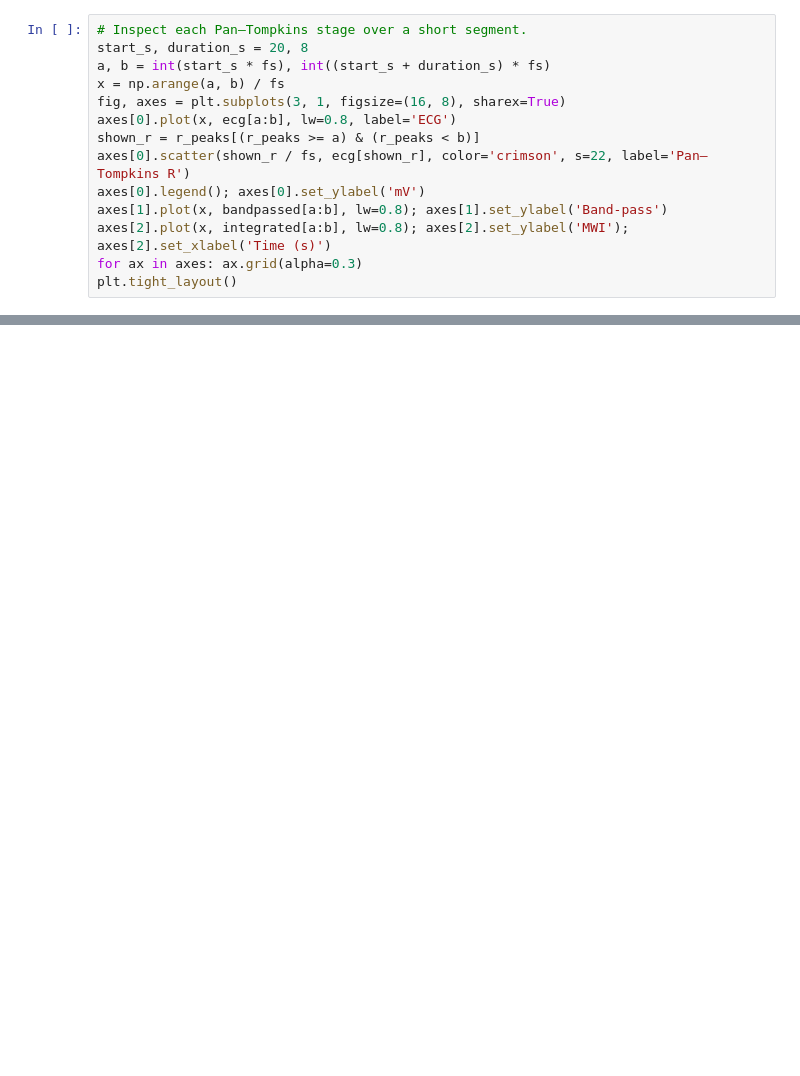
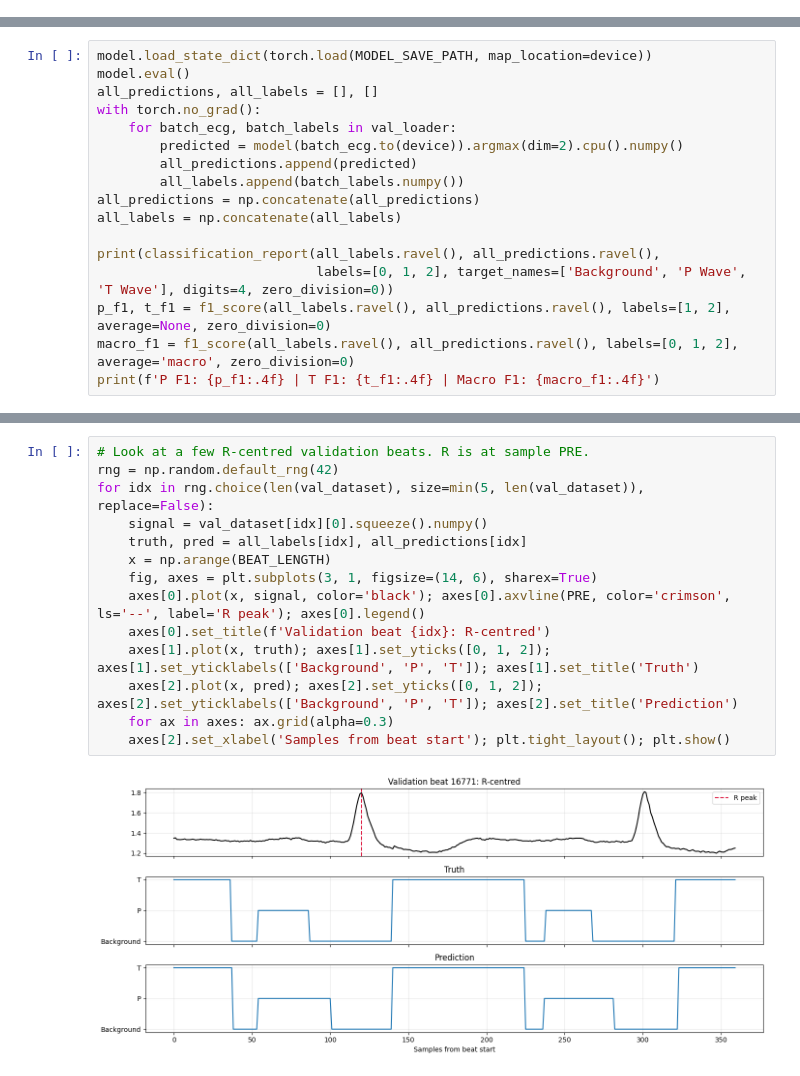
Before and after one commit to vrishank-na/PQRST_mapping, a Jupyter notebook: experimentalModel2.ipynb, the cells around one changed output, grey strips where cells are left out. Saved outputs shown, nothing was run; the diff lists cells and outputs as text; blank space fills up the shorter version.

```diff
--- a/experimentalModel2.ipynb
+++ b/experimentalModel2.ipynb
@@ -75,14 +38,0 @@ Pan–Tompkins detected 1134 R peaks (75.6 bpm).
-# %%
-# Inspect each Pan–Tompkins stage over a short segment.
-start_s, duration_s = 20, 8
-a, b = int(start_s * fs), int((start_s + duration_s) * fs)
-x = np.arange(a, b) / fs
-fig, axes = plt.subplots(3, 1, figsize=(16, 8), sharex=True)
-axes[0].plot(x, ecg[a:b], lw=0.8, label='ECG')
-shown_r = r_peaks[(r_peaks >= a) & (r_peaks < b)]
-axes[0].scatter(shown_r / fs, ecg[shown_r], color='crimson', s=22, label='Pan–Tompkins R')
-axes[0].legend(); axes[0].set_ylabel('mV')
-axes[1].plot(x, bandpassed[a:b], lw=0.8); axes[1].set_ylabel('Band-pass')
-axes[2].plot(x, integrated[a:b], lw=0.8); axes[2].set_ylabel('MWI'); axes[2].set_xlabel('Time (s)')
-for ax in axes: ax.grid(alpha=0.3)
-plt.tight_layout()
@@ -267,0 +262,17 @@ Input: R-centred ECG beat. Output: `[P onset − R, P offset − R, T onset −
+# %%
+model.load_state_dict(torch.load(MODEL_SAVE_PATH, map_location=device))
+model.eval()
+all_predictions, all_labels = [], []
+with torch.no_grad():
+    for batch_ecg, batch_labels in val_loader:
+        predicted = model(batch_ecg.to(device)).argmax(dim=2).cpu().numpy()
+        all_predictions.append(predicted)
+        all_labels.append(batch_labels.numpy())
+all_predictions = np.concatenate(all_predictions)
+all_labels = np.concatenate(all_labels)
+
+print(classification_report(all_labels.ravel(), all_predictions.ravel(),
+                            labels=[0, 1, 2], target_names=['Background', 'P Wave', 'T Wave'], digits=4, zero_division=0))
+p_f1, t_f1 = f1_score(all_labels.ravel(), all_predictions.ravel(), labels=[1, 2], average=None, zero_division=0)
+macro_f1 = f1_score(all_labels.ravel(), all_predictions.ravel(), labels=[0, 1, 2], average='macro', zero_division=0)
+print(f'P F1: {p_f1:.4f} | T F1: {t_f1:.4f} | Macro F1: {macro_f1:.4f}')
@@ -267,0 +353,16 @@ Input: R-centred ECG beat. Output: `[P onset − R, P offset − R, T onset −
+# %%
+# Look at a few R-centred validation beats. R is at sample PRE.
+rng = np.random.default_rng(42)
+for idx in rng.choice(len(val_dataset), size=min(5, len(val_dataset)), replace=False):
+    signal = val_dataset[idx][0].squeeze().numpy()
+    truth, pred = all_labels[idx], all_predictions[idx]
+    x = np.arange(BEAT_LENGTH)
+    fig, axes = plt.subplots(3, 1, figsize=(14, 6), sharex=True)
+    axes[0].plot(x, signal, color='black'); axes[0].axvline(PRE, color='crimson', ls='--', label='R peak'); axes[0].legend()
+    axes[0].set_title(f'Validation beat {idx}: R-centred')
+    axes[1].plot(x, truth); axes[1].set_yticks([0, 1, 2]); axes[1].set_yticklabels(['Background', 'P', 'T']); axes[1].set_title('Truth')
+    axes[2].plot(x, pred); axes[2].set_yticks([0, 1, 2]); axes[2].set_yticklabels(['Background', 'P', 'T']); axes[2].set_title('Prediction')
+    for ax in axes: ax.grid(alpha=0.3)
+    axes[2].set_xlabel('Samples from beat start'); plt.tight_layout(); plt.show()
+# %% [output]
+[figure, added]
```
Also changed, not shown: parts of 31 cells of this notebook, 3 other files.
